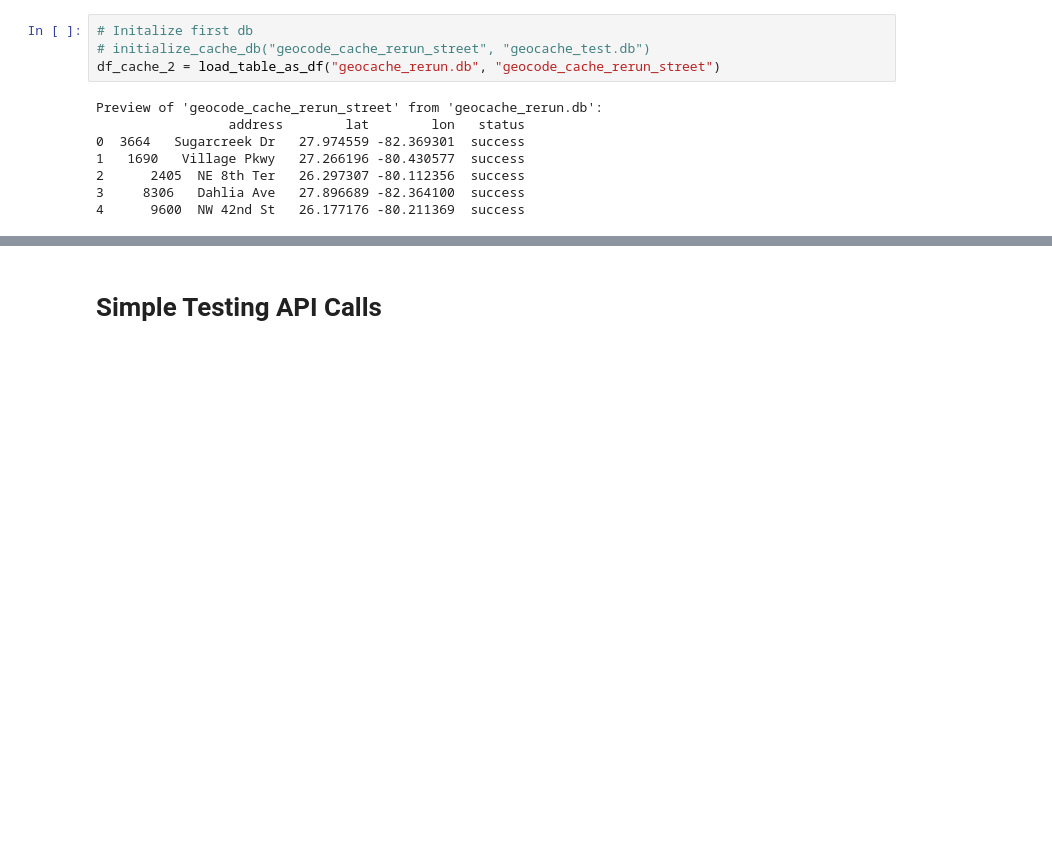
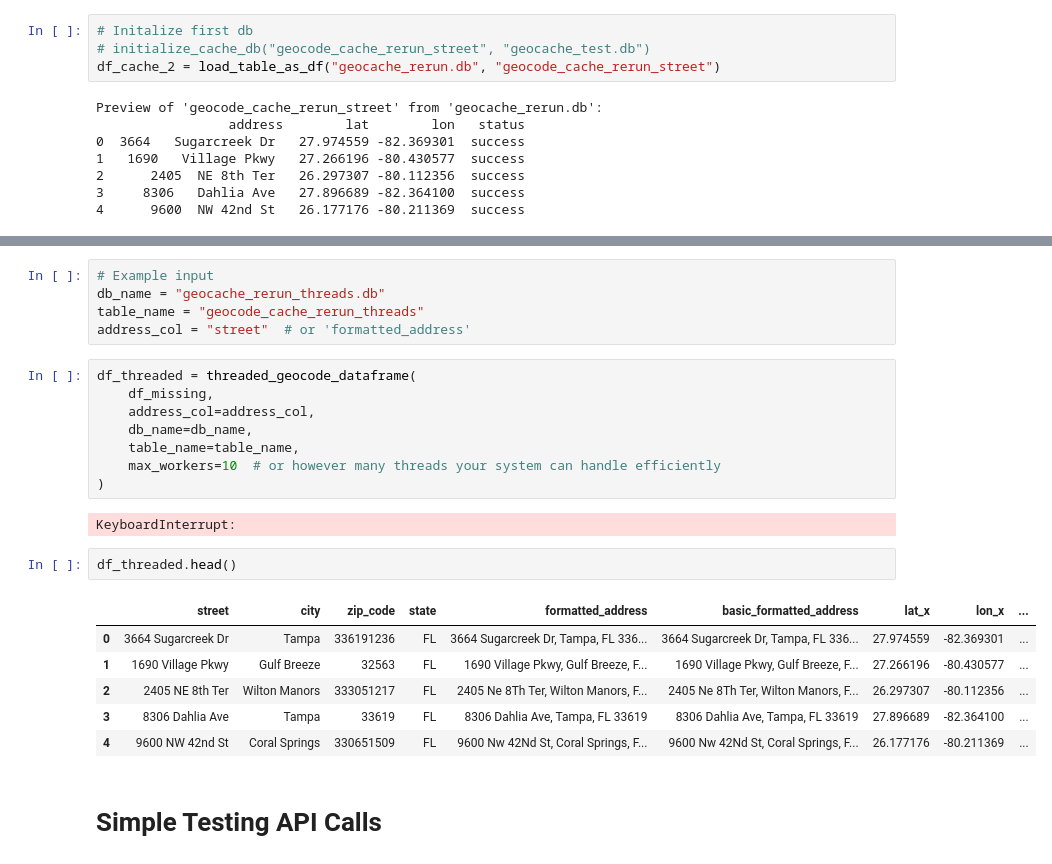
Before and after one commit to Borism1434/fl-election-dbt, a Jupyter notebook: ETL/geo_address.ipynb, the cells around one changed output, grey strips where cells are left out. Cells and saved outputs as stored; diff of their text form; blank space fills up the shorter version.

Commit message:
geo_address v2 -- working progress

```diff
--- a/ETL/geo_address.ipynb
+++ b/ETL/geo_address.ipynb
@@ -340,3 +419,27 @@ Preview of 'geocode_cache_rerun_street' from 'geocache_rerun.db':
+# %%
+# Example input
+db_name = "geocache_rerun_threads.db"
+table_name = "geocode_cache_rerun_threads"
+address_col = "street"  # or 'formatted_address'
+# %%
+df_threaded = threaded_geocode_dataframe(
+    df_missing,
+    address_col=address_col,
+    db_name=db_name,
+    table_name=table_name,
+    max_workers=10  # or however many threads your system can handle efficiently
+)
+# %% [output]
+KeyboardInterrupt:
+# %%
+df_threaded.head()
+# %% [output]
+|  | street | city | zip_code | state | formatted_address | basic_formatted_address | lat_x | lon_x | ... |
+| 0 | 3664 Sugarcreek Dr | Tampa | 336191236 | FL | 3664 Sugarcreek Dr, Tampa, FL 336... | 3664 Sugarcreek Dr, Tampa, FL 336... | 27.974559 | -82.369301 | ... |
+| 1 | 1690 Village Pkwy | Gulf Breeze | 32563 | FL | 1690 Village Pkwy, Gulf Breeze, F... | 1690 Village Pkwy, Gulf Breeze, F... | 27.266196 | -80.430577 | ... |
+| 2 | 2405 NE 8th Ter | Wilton Manors | 333051217 | FL | 2405 Ne 8Th Ter, Wilton Manors, F... | 2405 Ne 8Th Ter, Wilton Manors, F... | 26.297307 | -80.112356 | ... |
+| 3 | 8306 Dahlia Ave | Tampa | 33619 | FL | 8306 Dahlia Ave, Tampa, FL 33619 | 8306 Dahlia Ave, Tampa, FL 33619 | 27.896689 | -82.364100 | ... |
+| 4 | 9600 NW 42nd St | Coral Springs | 330651509 | FL | 9600 Nw 42Nd St, Coral Springs, F... | 9600 Nw 42Nd St, Coral Springs, F... | 26.177176 | -80.211369 | ... |
 # %% [markdown]
 # Simple Testing API Calls
 # %%
```
Also changed, not shown: parts of 2 cells of this notebook.
